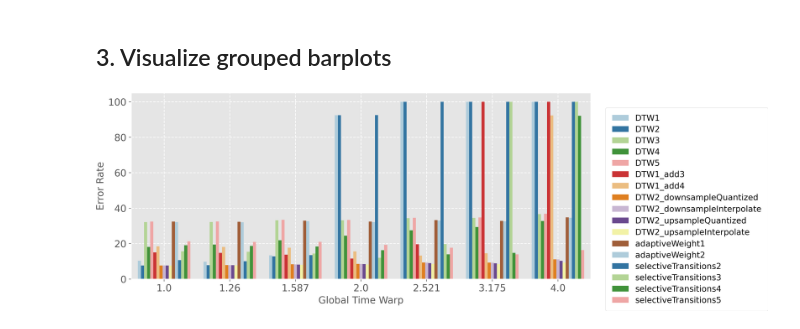
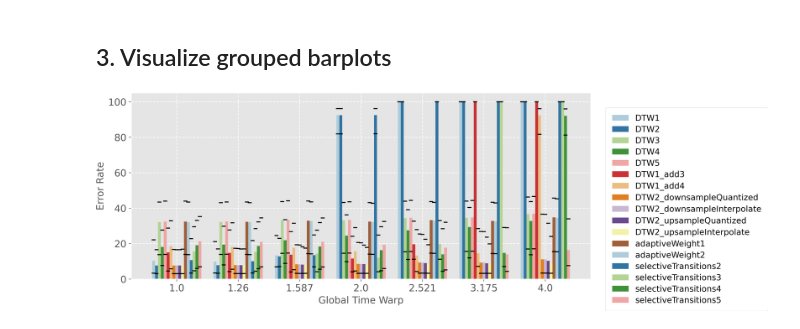
Before and after one commit to HMC-MIR/ExtremeTimeWarping, a Jupyter notebook: 03_evaluate_performance.ipynb, the cells around one changed output. Drawn from its saved outputs; the diff is of its cells as text; code cells hidden in the pictures.

Commit message:
change graphs

```diff
--- a/03_evaluate_performance.ipynb
+++ b/03_evaluate_performance.ipynb
@@ -182,10 +183,11 @@ def plot_grouped_barplot(df, tols=False):
     plt.legend(bbox_to_anchor=(1, 1), fontsize=12, loc=2, fancybox=True, borderpad=0.8, labelspacing=0.4, borderaxespad=1.8, framealpha=0.7, facecolor='white')
     plt.grid(linestyle = '--', linewidth = 1)
     plt.show()
-# %%
-plot_grouped_barplot(df, False)
-# %% [output]
-[figure, removed]
+# %%
+df = pd.read_csv(f"{RESULTS}/{DATA}_results.csv")
+plot_grouped_barplot(df, True)
+# %% [output]
+[figure, added]
 # %%
 # def plot_multiple_roc(errRates, basenames):
 #     numSystems = errRates.shape[0]
```
Also changed, not shown: parts of 1 cell of this notebook.
